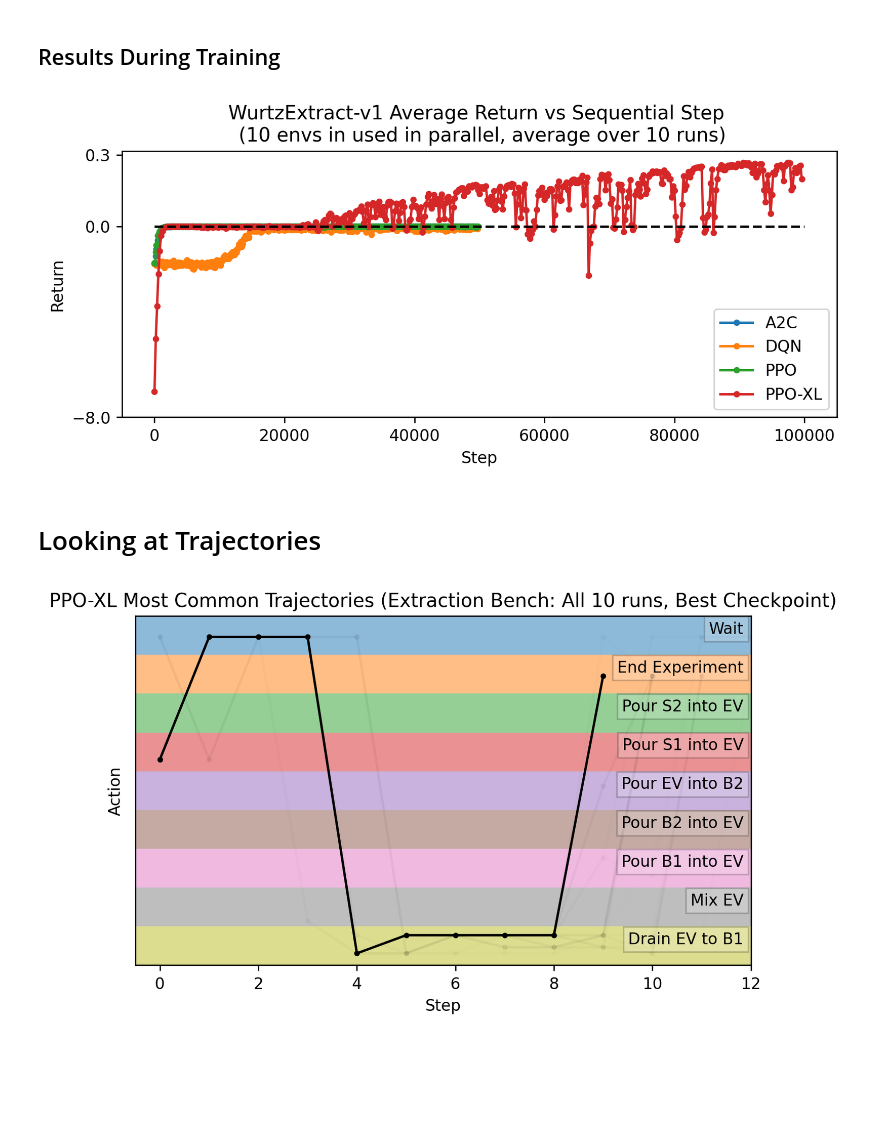
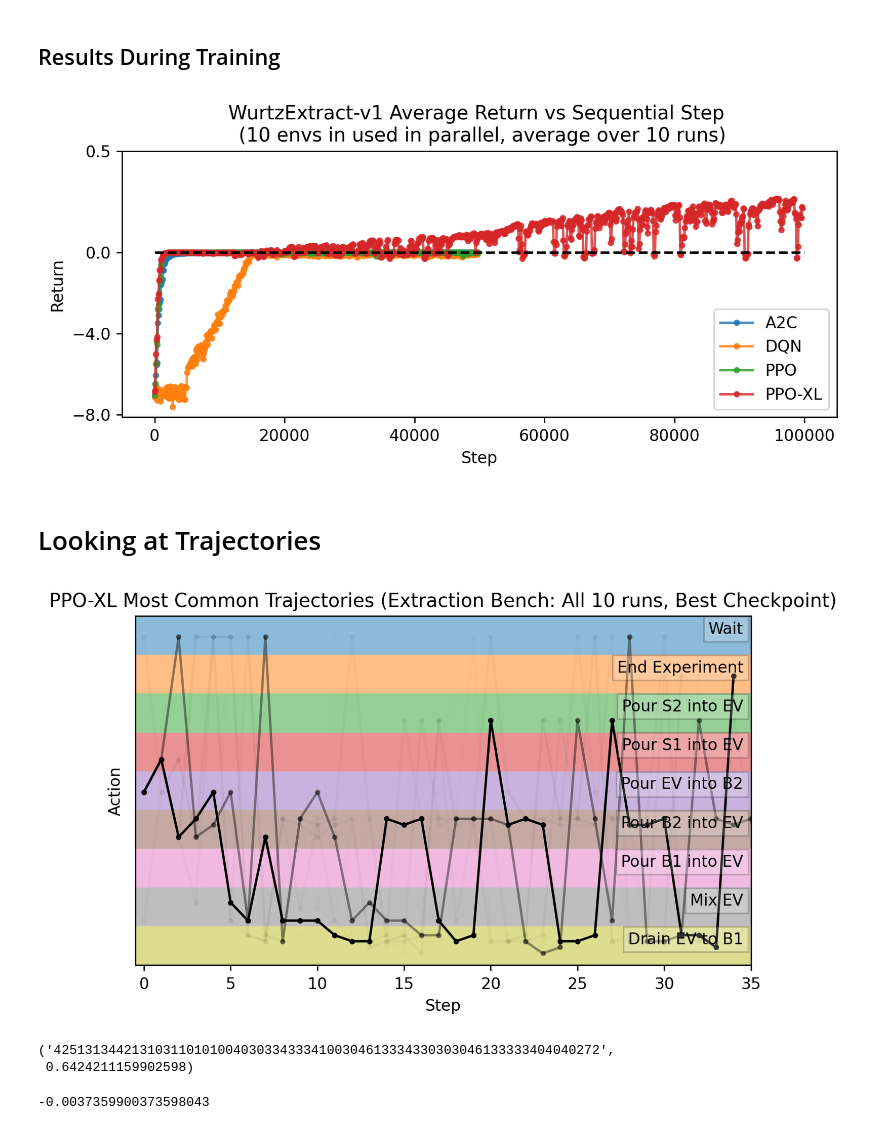
Before and after one commit to chemgymrl/chemgymrl, a Jupyter notebook: RL_rollout/Extract-Distill_Visulalization.ipynb, the cells around one changed output. Drawn from its saved outputs; the diff is of its cells as text; code cells hidden in the pictures; blank space fills up the shorter version.

```diff
--- a/RL_rollout/Extract-Distill_Visulalization.ipynb
+++ b/RL_rollout/Extract-Distill_Visulalization.ipynb
@@ -187,64 +194,62 @@ plt.show()
 # %% [markdown]
 # Extraction Bench
 # %%
-parent_dir = "MODELS\\WurtzExtract-v1"
+parent_dir = "MODELS\\DiscreteWurtzExtract-v1"
+#parent_dir="MODELS\\DiscreteWurtzExtract-v1\\PPO-XL\\13-03-2023--06-08-15"
 folders = load_rollouts(parent_dir,obj=default_obj,last=False)
 
-eheuristic = pd.read_pickle("Legacy/Legacy5/MODELS\\WurtzExtract-v1\\Heuristic\\rollout")
+eheuristic = pd.read_pickle("MODELS\\WurtzExtract-v1\\Heuristic\\rollout")
 # %% [markdown]
 ## Results During Training
 # %%
 fig = plt.figure(1,figsize=(8,3), dpi=240, facecolor='w', edgecolor='k')
 
 for algo in folders:
     subf = parent_dir+"\\"+algo
     returns,counts=merge_varying_graphs(subf,steps=100)
     #Average over the different runs
     returns=returns.mean(axis=0)
-    plt.plot(np.arange(returns.shape[0])*100,returns,".-",label=algo)
+    plt.plot(np.arange(returns.shape[0])*100,returns,".-",label=algo,alpha=0.8)
 
-f0 = "./Legacy/Legacy5/MODELS/DiscreteWurtzExtract-v1/"
-for folder,algo in [(f0,"PPO-XL")]:
-    subf = folder+algo
-    returns,counts=merge_varying_graphs(subf,steps=200)
-    returns=returns.mean(axis=0)
-    plt.plot(np.arange(returns.shape[0])*200,returns,".-",label=algo)
 
 plt.xlabel("Step")
 plt.ylabel("Return")
 plt.legend()
 
 plt.yscale(FuncScale(plt.gca(),(lambda x: x*(x>0)+x*(x<=0)/10,lambda x: x*(x>0)+x*(x<=0)*10)))
 plt.plot([0,100000],[0,0],"k--")
-plt.yticks([-8,0,0.3])
+plt.yticks([-8,-4,0,0.5])
 
 plt.title("WurtzExtract-v1 Average Return vs Sequential Step \n (10 envs in used in parallel, average over 10 runs)")
 
 plt.show()
 # %% [output]
-[figure, old version]
+[figure, new version]
 # %% [markdown]
 # Looking at Trajectories
 # %%
 #folders = load_rollouts("MODELS\\DiscreteWurtzExtract-v1",obj=default_obj,last=False,TOL=0,verbose=False)
+#folders = load_rollouts("Legacy\\Legacy5\\MODELS\\DiscreteWurtzExtract-v1")
 
-folders = load_rollouts("Legacy\\Legacy5\\MODELS\\DiscreteWurtzExtract-v1")
 
 actions=["Drain EV to B1", "Mix EV","Pour B1 into EV","Pour B2 into EV",
             "Pour EV into B2", "Pour S1 into EV", "Pour S2 into EV","End Experiment","Wait"]
 
-raw_trajectories=hashed_trajectories(folders["PPO-XL"],N=7,N2=5)
+raw_trajectories=hashed_trajectories(folders["PPO-XL"],N=7,N2=5,use_return=True)
 
 #to pour B1 into EV (action 2),  you need to drain EV to B1 first (action 0)
 #same with B2
 dependencies={"2":"0","3":"4"}
 
 quantized_trajectories=relabel_trajectories(raw_trajectories,{"0","2","3","4","5","6"},"8","7",5
-                                            ,default_wait="2",dependencies=dependencies)
+                                            ,default_wait="2",dependencies=dependencies,use_return=True)
 
-show_trajectories(quantized_trajectories,actions,5,figsize=(7,4),alpha_map=lambda x:x**1.5)
+
+func=lambda x:np.clip(-(np.log(1+1e-10-x)-np.log(2e-3))/2,0,1)**4
+
+show_trajectories(quantized_trajectories,actions,5,figsize=(7,4),alpha_map=func)
 plt.title("PPO-XL Most Common Trajectories (Extraction Bench: All 10 runs, Best Checkpoint)")
 #plt.yticks([1,4.5,8,11,18,21,28,31,38],[-1,0,1,0,1,0,1,0,1])
 plt.show()
 # %% [output]
-[figure, old version]
+[figure, new version]
@@ -250,0 +259,9 @@ plt.show()
+# %%
+sorted_hashes[0],sorted_amounts[0]
+# %% [output]
+('4251313442131031101010040303343334100304613334330303046133333404040272',
+ 0.6424211159902598)
+# %%
+0.64/0.6424 -1
+# %% [output]
+-0.0037359900373598043
```
Also changed, not shown: parts of 9 cells of this notebook, 2 other files.
